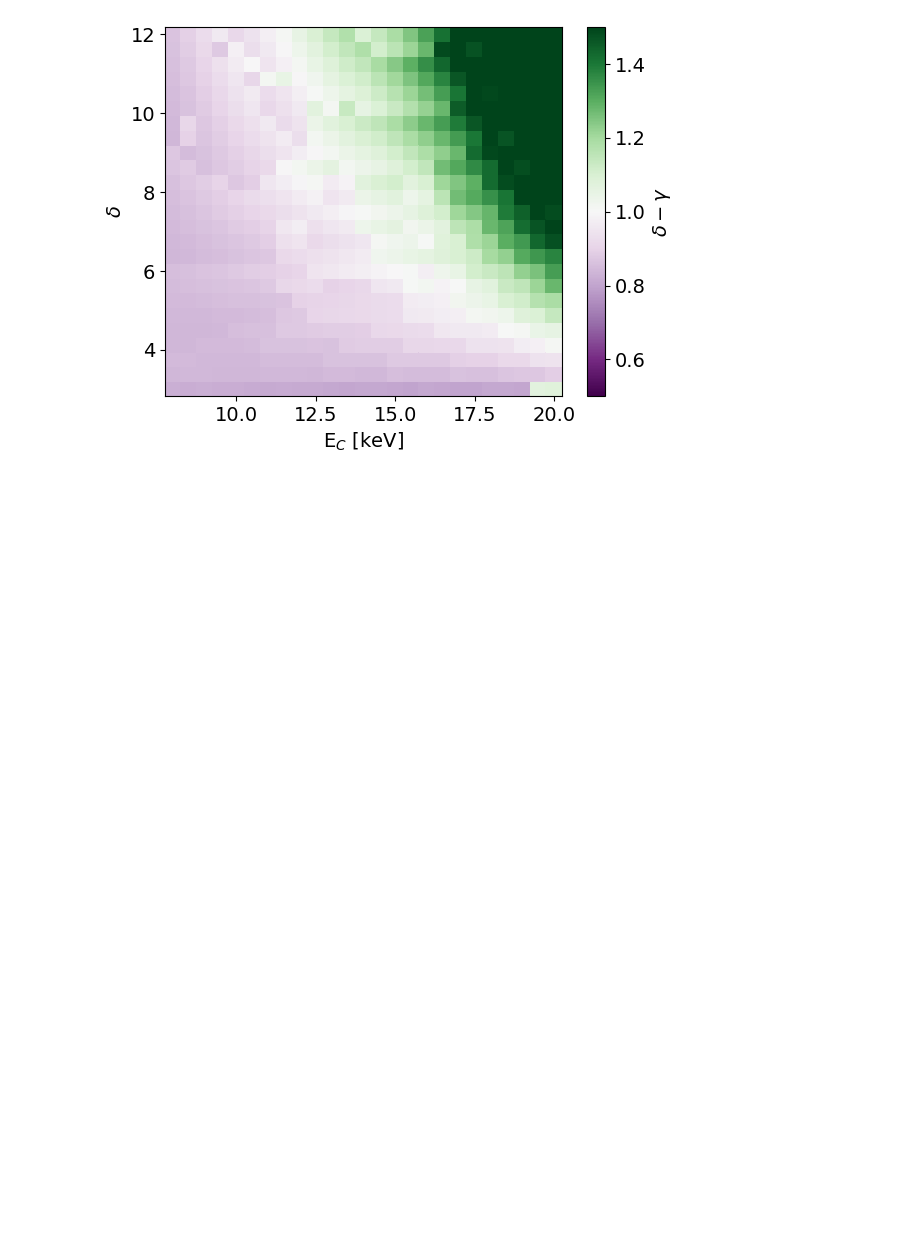
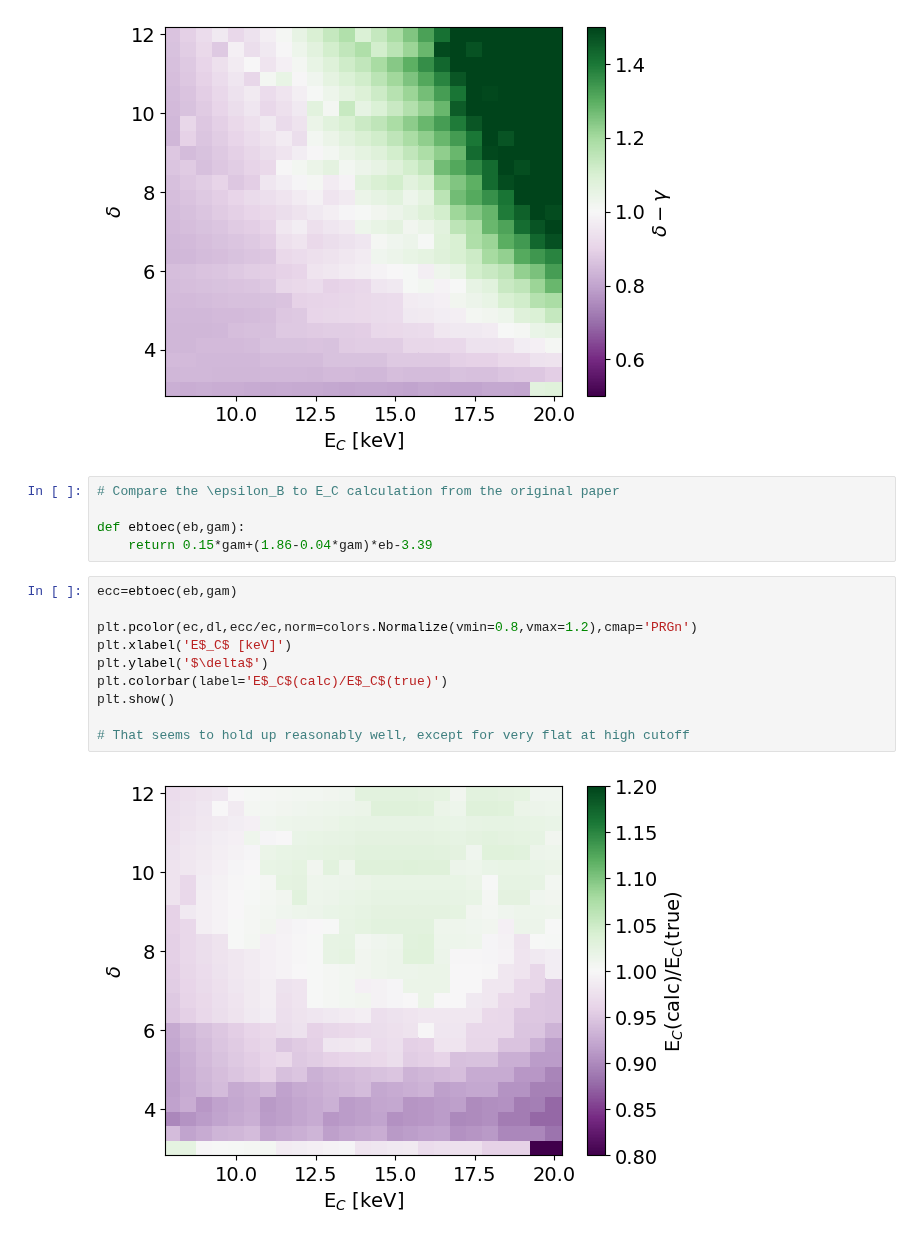
Before and after one commit to ianan/wee_2024, a Jupyter notebook: nnpow_calc.ipynb, the cells around one changed output. Saved outputs shown, nothing was run; the diff lists cells and outputs as text; blank space fills up the shorter version.

```diff
--- a/nnpow_calc.ipynb
+++ b/nnpow_calc.ipynb
@@ -149,3 +149,20 @@ plt.colorbar(label='$\delta-\gamma$')
 plt.show()
 # %% [output]
 [figure]
+# %%
+# Compare the \epsilon_B to E_C calculation from the original paper
+
+def ebtoec(eb,gam):
+    return 0.15*gam+(1.86-0.04*gam)*eb-3.39
+# %%
+ecc=ebtoec(eb,gam)
+
+plt.pcolor(ec,dl,ecc/ec,norm=colors.Normalize(vmin=0.8,vmax=1.2),cmap='PRGn')
+plt.xlabel('E$_C$ [keV]')
+plt.ylabel('$\delta$')
+plt.colorbar(label='E$_C$(calc)/E$_C$(true)')
+plt.show()
+
+# That seems to hold up reasonably well, except for very flat at high cutoff
+# %% [output]
+[figure, added]
```
Also changed, not shown: parts of 2 cells of this notebook.
